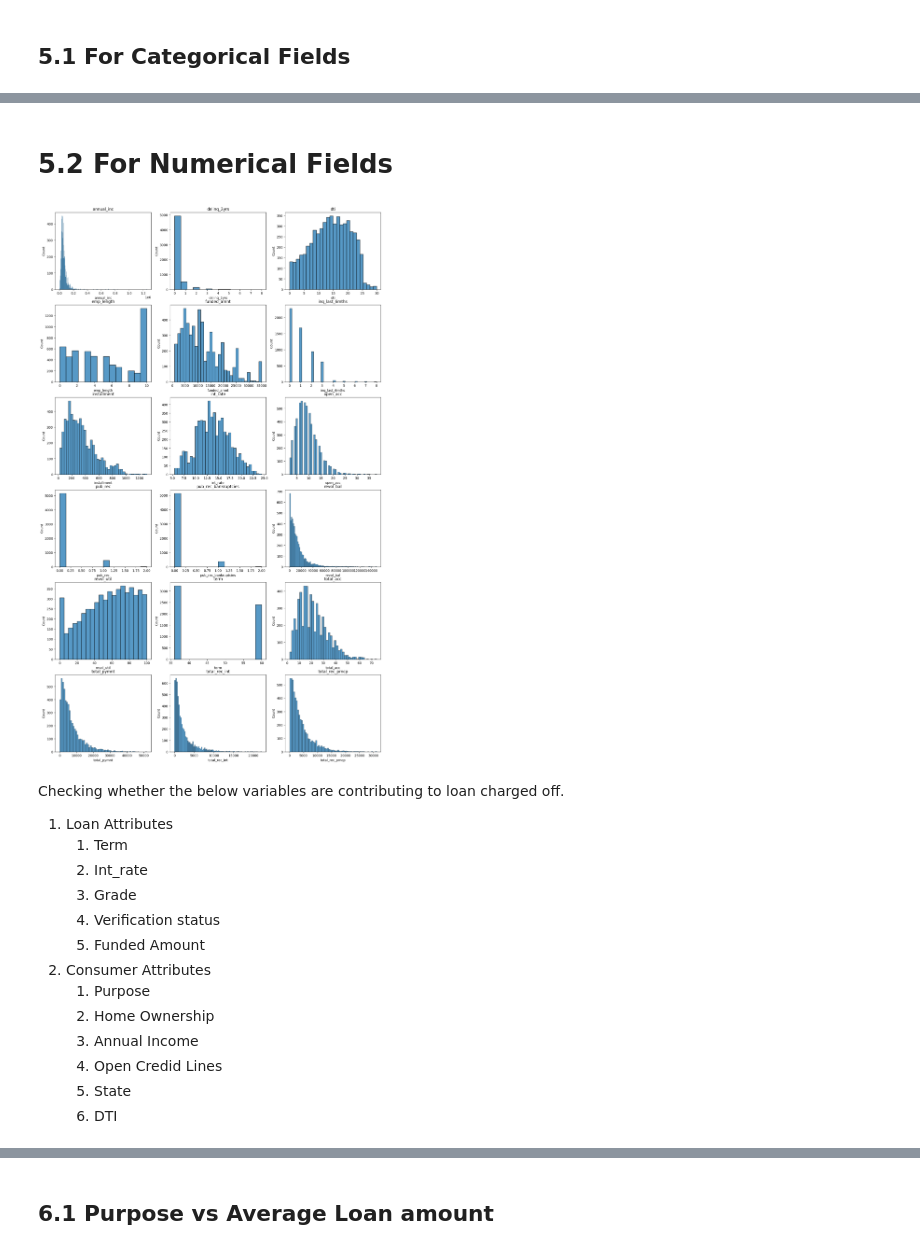
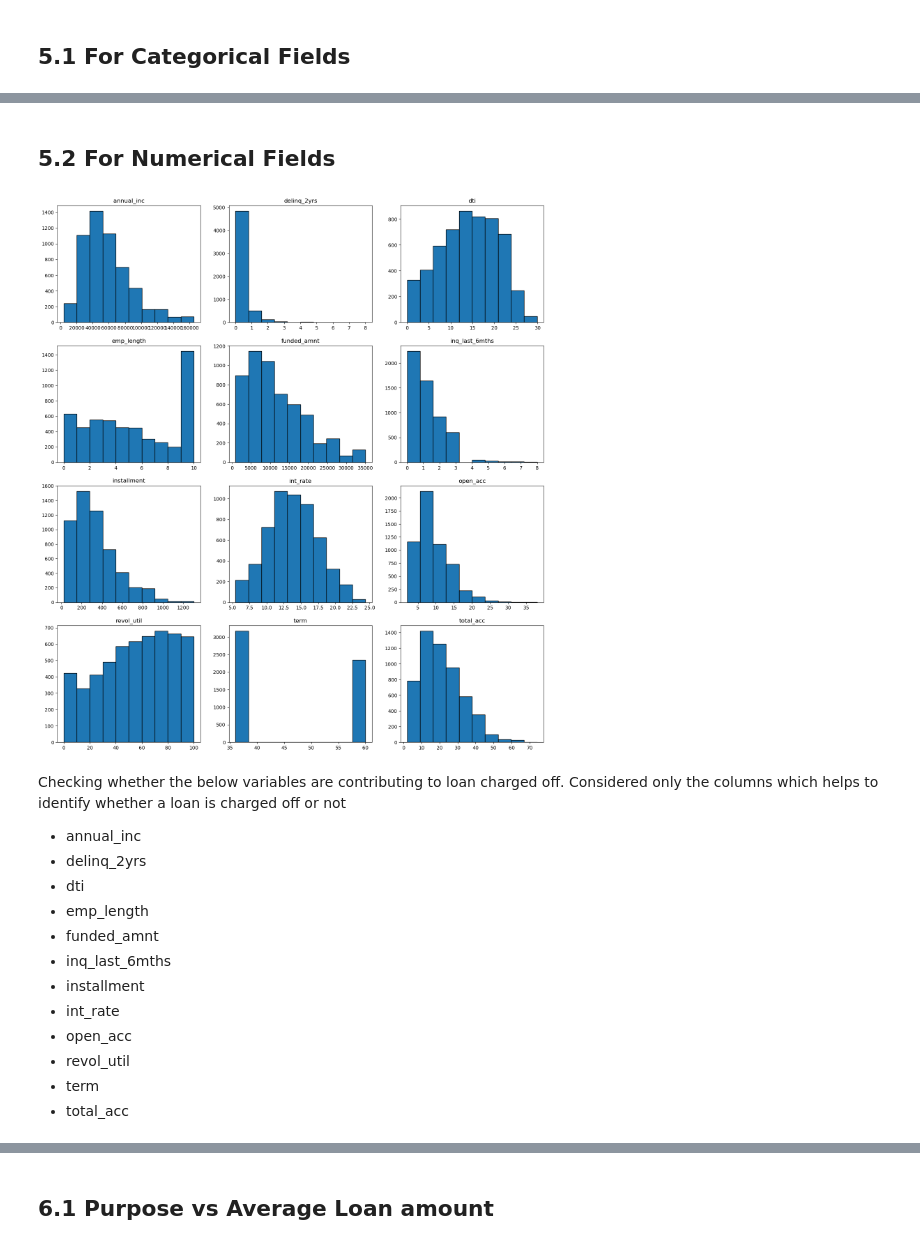
Before and after one commit to anandtv04/lending-case-study, a Jupyter notebook: lending-case-study-ankur_anand.ipynb, the cells around one changed output, grey strips where cells are left out. Saved outputs shown, nothing was run; the diff lists cells and outputs as text; code cells hidden in the pictures.

```diff
--- a/lending-case-study-ankur_anand.ipynb
+++ b/lending-case-study-ankur_anand.ipynb
@@ -232,7 +242,8 @@ collection_recovery_fee     2616
 last_pymnt_amnt            34930
 dtype: int64
 # %%
-cols_not_required = ["url", "desc", "title", "emp_title", "zip_code", "out_prncp", "out_prncp_inv", "id", "member_id"]
+# After observing the data found that few columns will not  help in the analysis with following reasons so droping them
+cols_not_required = ["url", "desc", "out_prncp", "out_prncp_inv", "id", "member_id"]
 loan_data.drop(columns=cols_not_required, inplace=True)
 # %%
 loan_data.shape
@@ -395,3 +418,8 @@ plt.show()
+# %%
+# Removing outlier for annual income
+valid_data_dict = get_valid_data_limits(data=loan_data['annual_inc'], multiplier=2)
+# valid_data_dict['upper_bound']
+loan_data = loan_data[(loan_data['annual_inc'] < valid_data_dict['upper_bound'])]
 # %%
 loan_data['home_ownership'].value_counts()
 # %% [output]
@@ -432,11 +460,14 @@ fully_paid_loan_data = loan_data[loan_data['loan_status']=='Fully Paid']
 # %% [markdown]
 ## 5.1 For Categorical Fields
 # %%
+columns_to_plot=pd.Series(categorical_columns)
+columns_to_plot = columns_to_plot[~columns_to_plot.isin(
+    ['loan_status'])]
 ncols=3
-nrows=round(np.ceil(len(categorical_columns)/ncols))
-fig, ax = plt.subplots(ncols=ncols,nrows=nrows, figsize=(18, 20))
+nrows=round(np.ceil(len(columns_to_plot)/ncols))
+fig, ax = plt.subplots(ncols=ncols,nrows=nrows, figsize=(18, 12))
 ax = ax.flatten()
-for index, column in enumerate(categorical_columns):
+for index, column in enumerate(columns_to_plot):
     df = charged_off_loan_data[column].value_counts()
     # Taking only top 15, because we are considering only charged off and we are more interested to analyze which value is contributing to default
     df = df.nlargest(15)
@@ -451,2 +482,2 @@ plt.show()
 # %% [markdown]
-# 5.2 For Numerical Fields
+## 5.2 For Numerical Fields
@@ -455,26 +484,32 @@ plt.show()
+# %%
+# Considering only the columns required for analysing loan_status
+columns_to_plot=pd.Series(numerical_columns)
+columns_to_plot = columns_to_plot[~columns_to_plot.isin(
+    ['total_rec_prncp', 'total_rec_int', 'total_pymnt','revol_bal'
+     'revol_util','revol_bal', 'pub_rec_bankruptcies','pub_rec'])]
 # %%
 ncols=3
-nrows=round(np.ceil(len(numerical_columns)/ncols))
-fig, ax = plt.subplots(ncols=ncols,nrows=nrows, figsize=(18, 30))
+nrows=round(np.ceil(len(columns_to_plot)/ncols))
+fig, ax = plt.subplots(ncols=ncols,nrows=nrows, figsize=(18, 20))
 ax = ax.flatten()
-for index, column in enumerate(numerical_columns):
-    sns.histplot(x=charged_off_loan_data[column], ax=ax[index])
+for index, column in enumerate(columns_to_plot):
+    ax[index].hist(x=charged_off_loan_data[column], edgecolor='black')
     ax[index].set_title(column)
 plt.show()
 # %% [output]
-[figure, old version]
+[figure, new version]
 # %% [markdown]
 Checking whether the below variables are contributing to loan charged off.
-1. Loan Attributes
-    1. Term
-    2. Int_rate
-    3. Grade
-    4. Verification status
-    5. Funded Amount
-2. Consumer Attributes
-    1. Purpose
-    2. Home Ownership
-    3. Annual Income
-    4. Open Credid Lines
-    5. State
-    6. DTI
+Considered only the columns which helps to identify whether a loan is charged off or not
+- annual_inc
+- delinq_2yrs
+- dti
+- emp_length
+- funded_amnt
+- inq_last_6mths
+- installment
+- int_rate
+- open_acc
+- revol_util
+- term
+- total_acc
```
Also changed, not shown: parts of 27 cells of this notebook, 1 other file.
